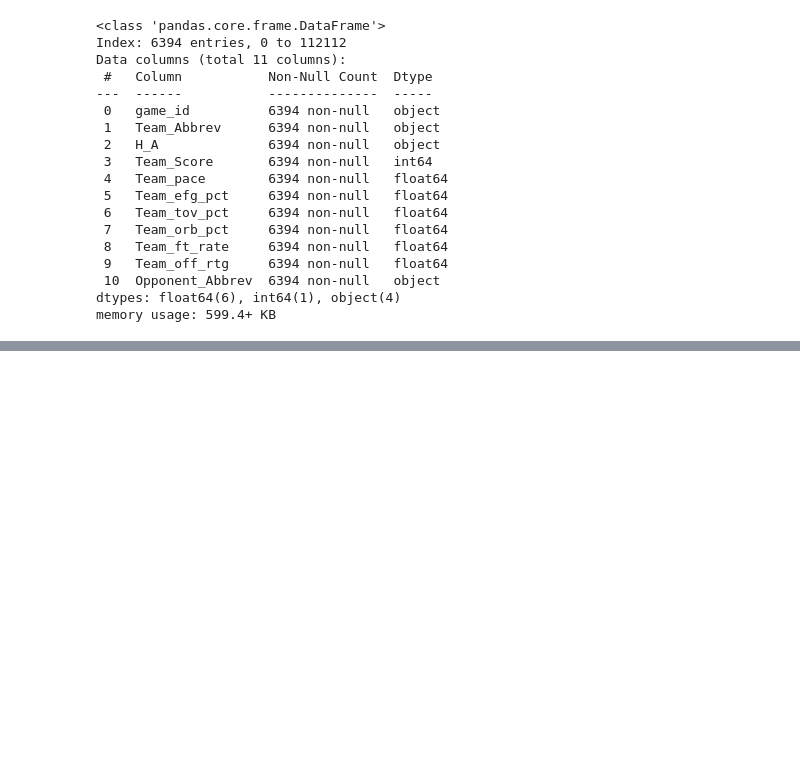
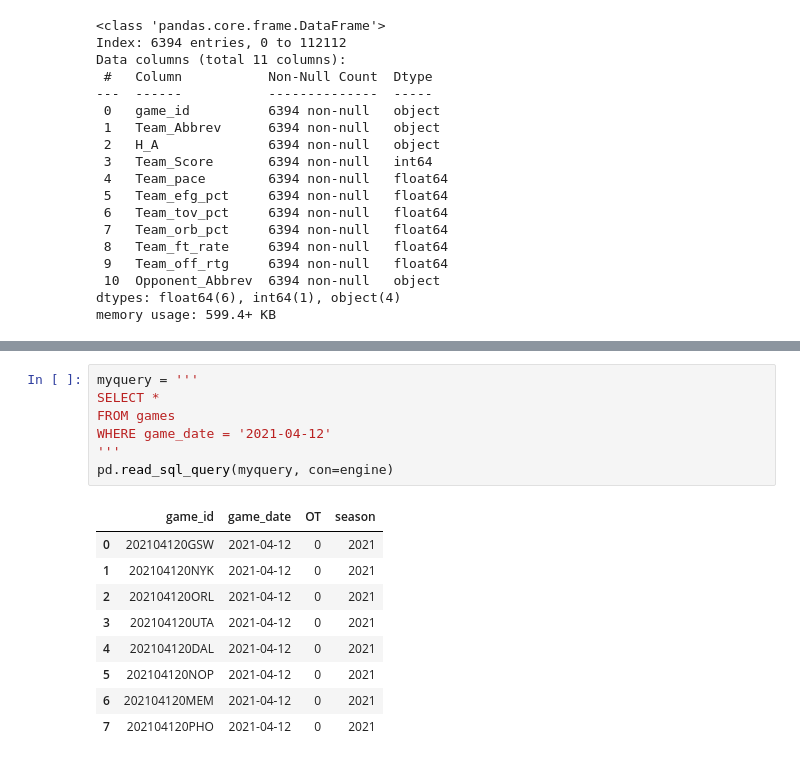
Before and after one commit to jkropko/contrans2023, a Jupyter notebook: nba.ipynb, the cells around one changed output, grey strips where cells are left out. Drawn from its saved outputs; the diff is of its cells as text; blank space fills up the shorter version.

```diff
--- a/nba.ipynb
+++ b/nba.ipynb
@@ -215,0 +299,17 @@ memory usage: 599.4+ KB
+# %%
+myquery = '''
+SELECT *
+FROM games
+WHERE game_date = '2021-04-12'
+'''
+pd.read_sql_query(myquery, con=engine)
+# %% [output]
+|  | game_id | game_date | OT | season |
+| 0 | 202104120GSW | 2021-04-12 | 0 | 2021 |
+| 1 | 202104120NYK | 2021-04-12 | 0 | 2021 |
+| 2 | 202104120ORL | 2021-04-12 | 0 | 2021 |
+| 3 | 202104120UTA | 2021-04-12 | 0 | 2021 |
+| 4 | 202104120DAL | 2021-04-12 | 0 | 2021 |
+| 5 | 202104120NOP | 2021-04-12 | 0 | 2021 |
+| 6 | 202104120MEM | 2021-04-12 | 0 | 2021 |
+| 7 | 202104120PHO | 2021-04-12 | 0 | 2021 |
```
Also changed, not shown: parts of 15 cells of this notebook, 1 other file.
